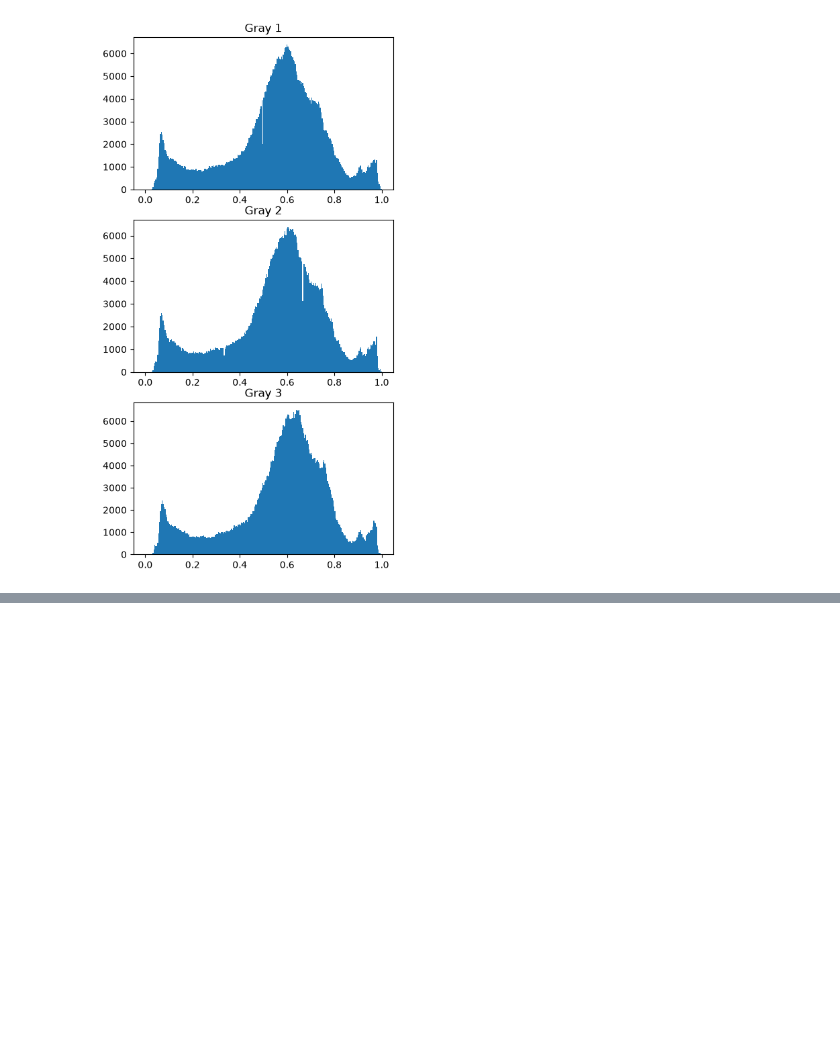
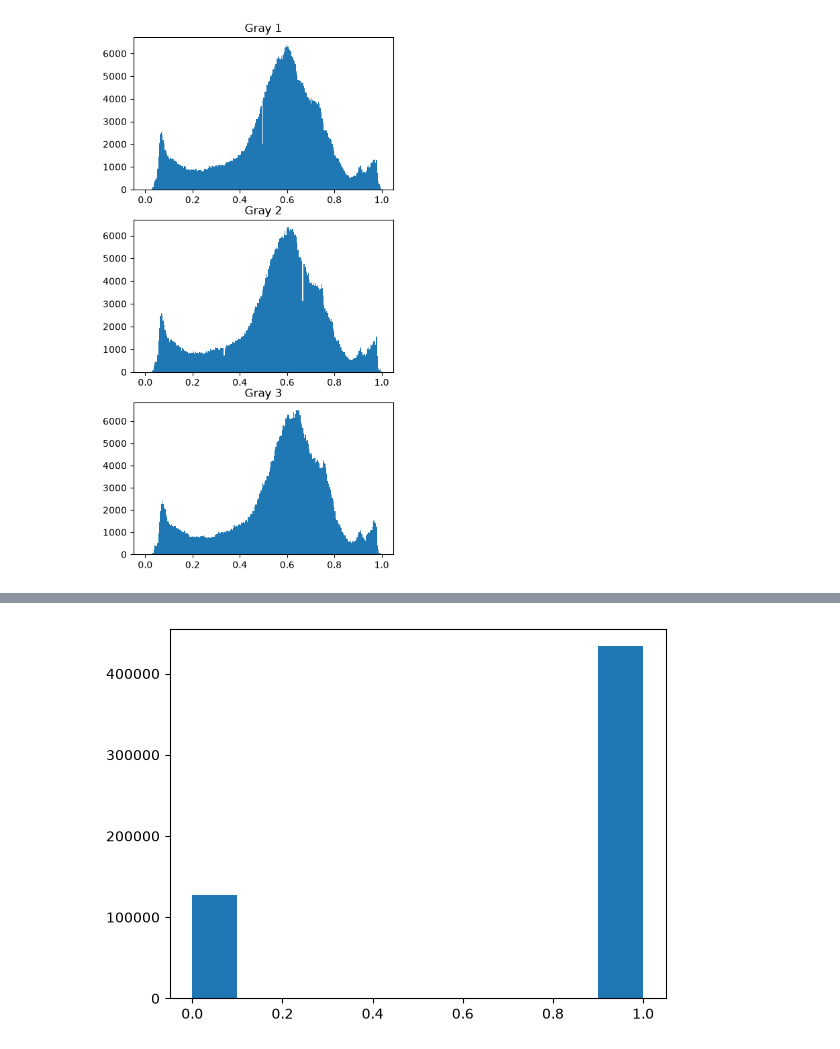
Before and after one commit to Przekazmierczak/university, a Jupyter notebook: dane/Lab4/Lab4.ipynb, the cells around one changed output, grey strips where cells are left out. Saved outputs shown, nothing was run; the diff lists cells and outputs as text; code cells hidden in the pictures; blank space fills up the shorter version.

```diff
--- a/dane/Lab4/Lab4.ipynb
+++ b/dane/Lab4/Lab4.ipynb
@@ -190,0 +237,4 @@ plt.show()
+# %%
+plt.hist(binary.ravel(), range=(0,1));
+# %% [output]
+[figure, added]
```
Also changed, not shown: parts of 12 cells of this notebook.
